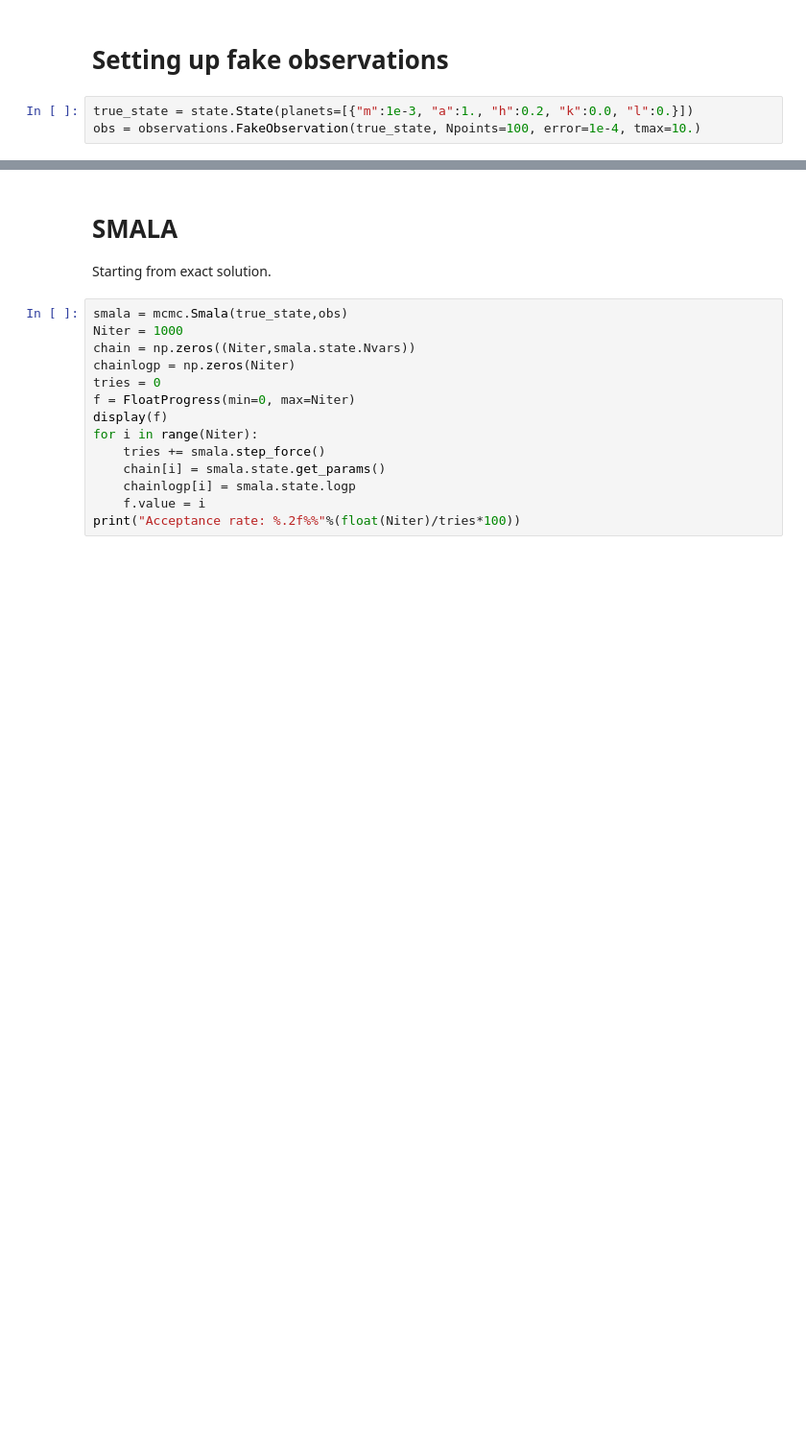
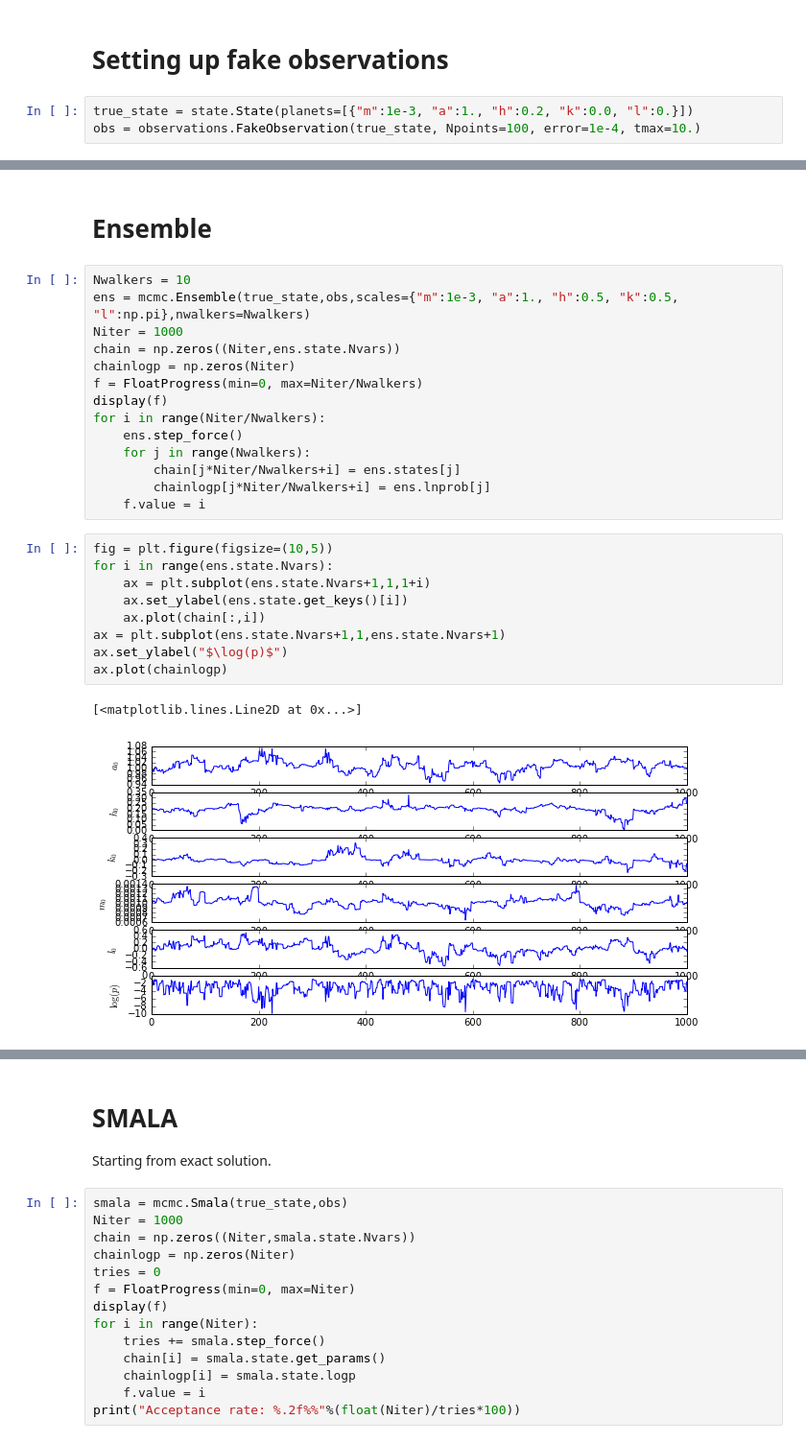
Before and after one commit to hannorein/rebound, a Jupyter notebook: Pal_MCMC.ipynb, the cells around one changed output, grey strips where cells are left out. Shown at 96% size. Cells and saved outputs as stored; diff of their text form; blank space fills up the shorter version.

```diff
--- a/Pal_MCMC.ipynb
+++ b/Pal_MCMC.ipynb
@@ -24,0 +25,28 @@ ax.plot(obs.t, obs.rv, ".")
+# %% [markdown]
+# Ensemble
+# %%
+Nwalkers = 10
+ens = mcmc.Ensemble(true_state,obs,scales={"m":1e-3, "a":1., "h":0.5, "k":0.5, "l":np.pi},nwalkers=Nwalkers)
+Niter = 1000
+chain = np.zeros((Niter,ens.state.Nvars))
+chainlogp = np.zeros(Niter)
+f = FloatProgress(min=0, max=Niter/Nwalkers)
+display(f)
+for i in range(Niter/Nwalkers):
+    ens.step_force()
+    for j in range(Nwalkers):
+        chain[j*Niter/Nwalkers+i] = ens.states[j]
+        chainlogp[j*Niter/Nwalkers+i] = ens.lnprob[j]
+    f.value = i
+# %%
+fig = plt.figure(figsize=(10,5))
+for i in range(ens.state.Nvars):
+    ax = plt.subplot(ens.state.Nvars+1,1,1+i)
+    ax.set_ylabel(ens.state.get_keys()[i])
+    ax.plot(chain[:,i])
+ax = plt.subplot(ens.state.Nvars+1,1,ens.state.Nvars+1)
+ax.set_ylabel("$\log(p)$")
+ax.plot(chainlogp)
+# %% [output]
+[<matplotlib.lines.Line2D at 0x...>]
+[figure, added]
```
Also changed, not shown: parts of 3 cells of this notebook, 1 other file.
